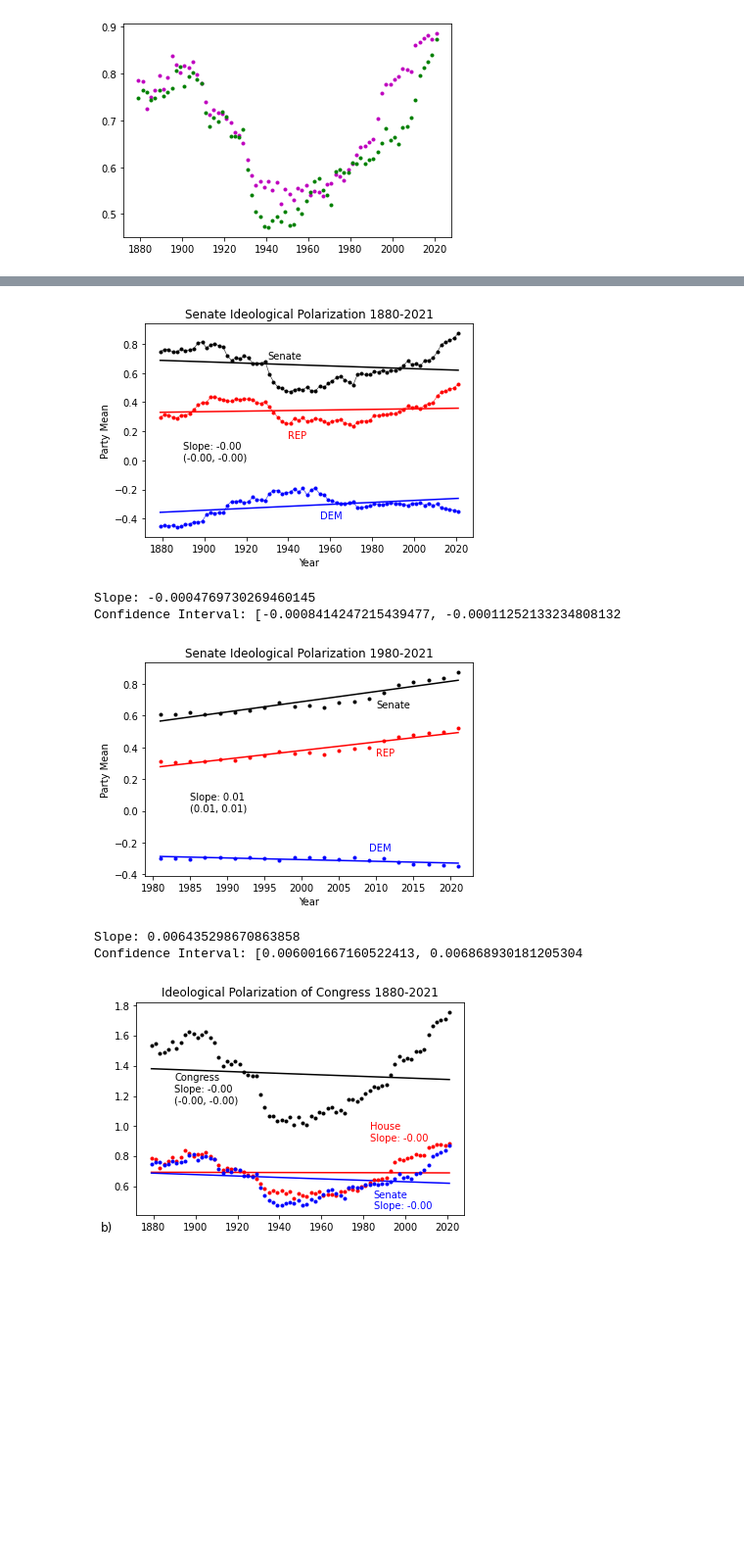
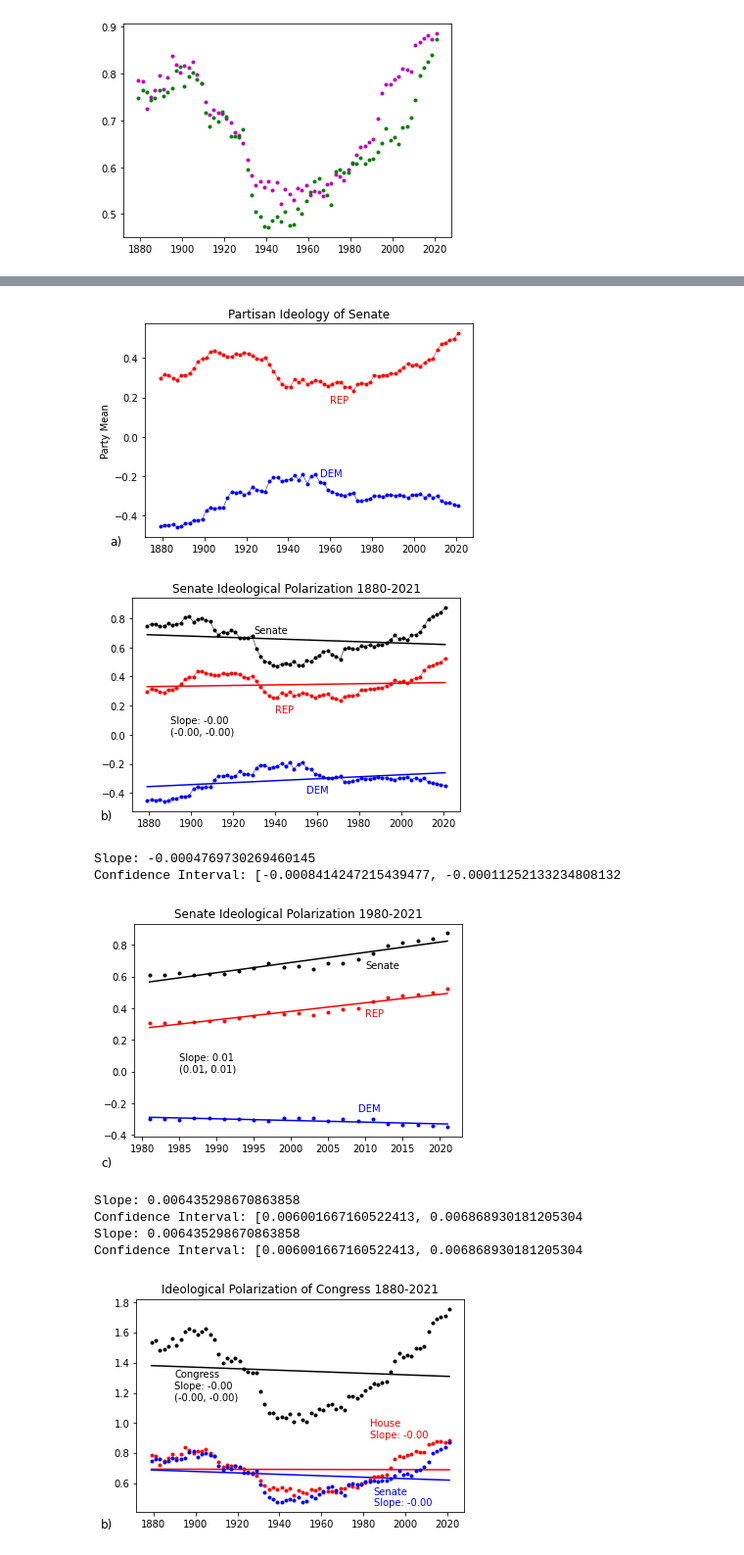
Before and after one commit to anujc13/Rutgers-Research, a Jupyter notebook: dw nominate/voteview_data.ipynb, the cells around one changed output, grey strips where cells are left out. Shown at 98% size. Saved outputs shown, nothing was run; the diff lists cells and outputs as text; code cells hidden in the pictures; blank space fills up the shorter version.

```diff
--- a/dw nominate/voteview_data.ipynb
+++ b/dw nominate/voteview_data.ipynb
@@ -106,10 +117,19 @@ Confidence Interval: [-0.0002953198421815115, 0.00023728038457328525
 Slope: 0.007438898480491027
 Confidence Interval: [0.006805071850753643, 0.008072725110228413
 # %%
+#Partisan Ideology Graph from Voteview for Senate
 dfSenateRep = dfSenate['rep.mean.d1']
 dfSenateDem = dfSenate['dem.mean.d1']
 years = dfSenate['year']
 x = years
+plt.plot(x, dfSenateRep, marker = '.', linewidth=0.5, color = 'r')
+plt.plot(x, dfSenateDem, marker = '.', linewidth=0.5, color = 'b')
+plt.ylabel("Party Mean")
+plt.text(1960, 0.17, "REP", color='r')
+plt.text(1955, -0.2, "DEM", color='b')
+plt.title("Partisan Ideology of Senate")
+plt.text(1855, -0.55, "a)", fontsize='large')
+plt.show()
 
 #House Graph 1880-2021
 y = dfSenateRep
@@ -131,13 +151,14 @@ plt.plot(x, mB*np.array(x) + bB, color="black")
 plt.plot(years, dfSenateRep, marker = '.', linewidth=0.5, color = 'r')
 plt.plot(years, dfSenateDem, marker = '.', linewidth=0.5, color = 'b')
 plt.plot(years, dfSenateBlack, marker = '.', linewidth=0.5, color = '#000000')
-plt.xlabel("Year")
-plt.ylabel("Party Mean")
+#plt.xlabel("Year")
+#plt.ylabel("Party Mean")
 plt.title("Senate Ideological Polarization 1880-2021")
 plt.text(1930, 0.7, "Senate", color="black")
 plt.text(1940, 0.15, "REP", color='r')
 plt.text(1955, -0.4, "DEM", color="b")
-#
+plt.text(1857, -0.58, "b)", fontsize='large')
+
 lower_confidence_interval, upper_confidence_interval = mB - 1.96 * e,  mB + 1.96 * e
 plt.text(1890, 0.0, f"Slope: {mB:.2f}\n({lower_confidence_interval:.2f}, {upper_confidence_interval:.2f})")
 
@@ -158,41 +179,45 @@ plt.plot(x, m*np.array(x) + b, color="red")
 
 y = dfSenateDemSlice
 m, b, _, p, e = st.linregress(x, y)
 plt.plot(x, m*np.array(x) + b, color="blue")
 
 dfSenateBlackSlice = []
 for y in range(len(dfSenateRepSlice)):
     dfSenateBlackSlice.append(dfSenateRepSlice[y + 123] - dfSenateDemSlice[y + 123])
 y = dfSenateBlackSlice
 mB, bB, _B, pB, eB = st.linregress(x, y)
 plt.plot(x, mB*np.array(x) + bB, color="black")
 
 plt.plot(years, dfSenateRepSlice, marker = '.', linestyle='None', color = 'r')
 plt.plot(years, dfSenateDemSlice, marker = '.', linestyle='None', color = 'b')
 plt.plot(years, dfSenateBlackSlice, marker = '.', linestyle='None', color = '#000000')
-plt.xlabel("Year")
-plt.ylabel("Party Mean")
+#plt.xlabel("Year")
+#plt.ylabel("Party Mean")
 plt.title("Senate Ideological Polarization 1980-2021")
 plt.text(2010, 0.65, "Senate", color="#000000")
 plt.text(2010, 0.35, "REP", color = "r")
 plt.text(2009, -0.25, "DEM", color="b")
+plt.text(1974.5, -0.55, "c)", fontsize='large')
 
 lower_confidence_interval, upper_confidence_interval = mB - 1.96 * e,  mB + 1.96 * e
 plt.text(1985, 0.0, f"Slope: {mB:.2f}\n({lower_confidence_interval:.2f}, {upper_confidence_interval:.2f})")
 
 plt.show()
 print("Slope: {}".format(mB))
 print("Confidence Interval: [{}, {}".format(lower_confidence_interval, upper_confidence_interval))
 
 print("Slope: {}".format(mB))
 print("Confidence Interval: [{}, {}".format(lower_confidence_interval, upper_confidence_interval))
 # %% [output]
-[figure, old version]
+[figure, new version]
+[figure, new version]
 Slope: -0.0004769730269460145
 Confidence Interval: [-0.0008414247215439477, -0.00011252133234808132
-[figure, old version]
+[figure, added]
 Slope: 0.006435298670863858
 Confidence Interval: [0.006001667160522413, 0.006868930181205304
+Slope: 0.006435298670863858
+Confidence Interval: [0.006001667160522413, 0.006868930181205304
 # %%
 dfHouseBlack = []
 for y in range(len(dfHouse)):
```
Also changed, not shown: parts of 2 cells of this notebook, 10 other files.
